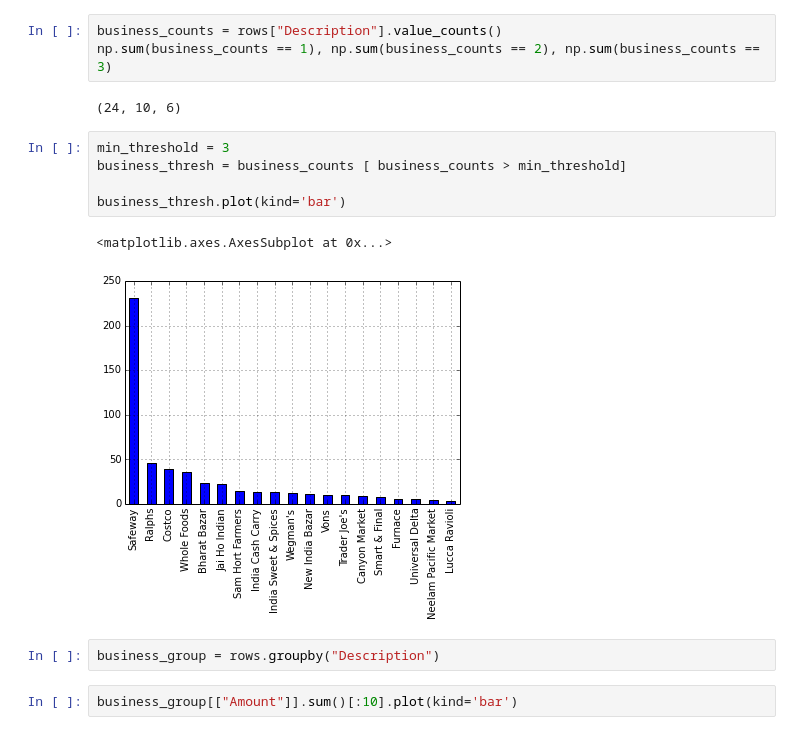
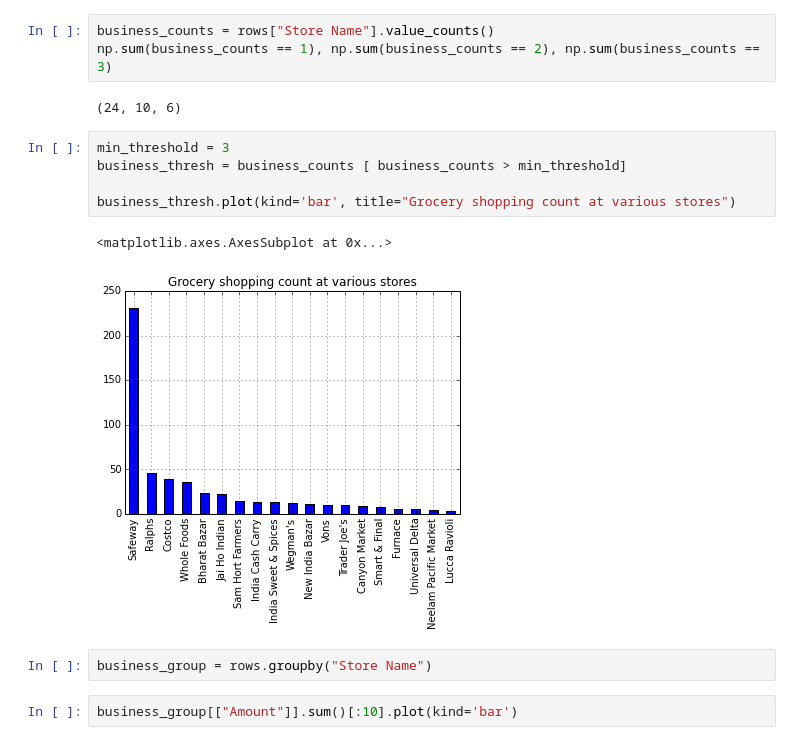
Before and after one commit to kapild/datascience, a Jupyter notebook: shopping/shopping.ipynb, the cells around one changed output. Drawn from its saved outputs; the diff is of its cells as text.

```diff
--- a/shopping/shopping.ipynb
+++ b/shopping/shopping.ipynb
@@ -50,20 +50,20 @@ General Nutrition Centers      1
 Super Duper                    1
 Length: 59, dtype: int64
 # %%
-business_counts = rows["Description"].value_counts()
+business_counts = rows["Store Name"].value_counts()
 np.sum(business_counts == 1), np.sum(business_counts == 2), np.sum(business_counts == 3)
 # %% [output]
 (24, 10, 6)
 # %%
 min_threshold = 3
 business_thresh = business_counts [ business_counts > min_threshold]
 
-business_thresh.plot(kind='bar')
+business_thresh.plot(kind='bar', title="Grocery shopping count at various stores")
 # %% [output]
 <matplotlib.axes.AxesSubplot at 0x...>
-[figure, old version]
+[figure, new version]
 # %%
-business_group = rows.groupby("Description")
+business_group = rows.groupby("Store Name")
 # %%
 business_group[["Amount"]].sum()[:10].plot(kind='bar')
 # %% [output]
```
Also changed, not shown: parts of 6 cells of this notebook.
